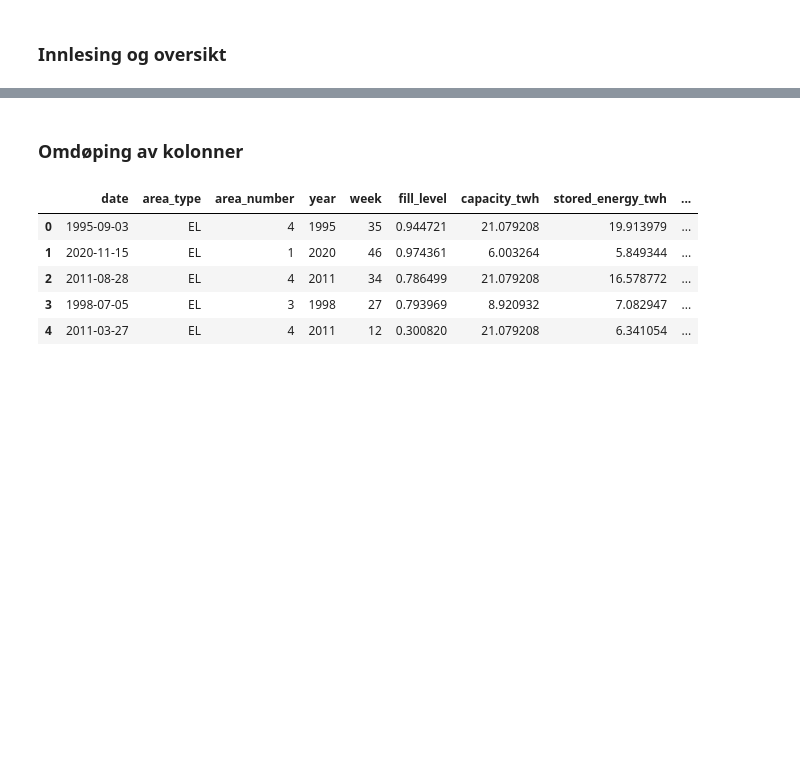
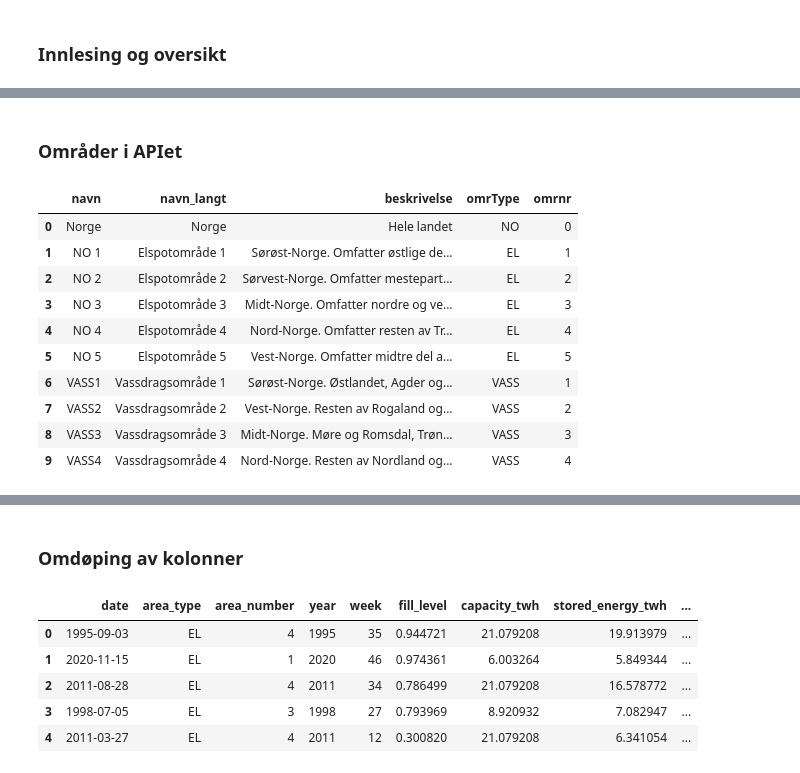
Before and after one commit to Kaja321/ind320-dashboard-kaja321, a Jupyter notebook: analyse_part2.ipynb, the cells around one changed output, grey strips where cells are left out. Cells and saved outputs as stored; diff of their text form; code cells hidden in the pictures; blank space fills up the shorter version.

Commit message:
Use NVE API instead of CSV and add area overview

```diff
--- a/analyse_part2.ipynb
+++ b/analyse_part2.ipynb
@@ -109 +114,25 @@ VASS     1        1653
 dtype: int64
+# %% [markdown]
+### Områder i APIet
+# %%
+# Henter oversikten over områdene fra NVE sitt API.
+# Svaret er en liste med ett element, som inneholder tre grupper:
+# land (NO), elspot/strømprisområder (EL) og vassdrag (VASS).
+url_areas = "https://biapi.nve.no/magasinstatistikk/api/Magasinstatistikk/HentOmråder"
+areas = requests.get(url_areas).json()[0]   # [0] henter ut det ene elementet i lista
+
+# Hver gruppe er en liste med områder. Slår dem sammen til én tabell.
+df_areas = pd.concat([pd.DataFrame(group) for group in areas.values()], ignore_index=True)
+df_areas
+# %% [output]
+|  | navn | navn_langt | beskrivelse | omrType | omrnr |
+| 0 | Norge | Norge | Hele landet | NO | 0 |
+| 1 | NO 1 | Elspotområde 1 | Sørøst-Norge. Omfatter østlige de... | EL | 1 |
+| 2 | NO 2 | Elspotområde 2 | Sørvest-Norge. Omfatter mestepart... | EL | 2 |
+| 3 | NO 3 | Elspotområde 3 | Midt-Norge. Omfatter nordre og ve... | EL | 3 |
+| 4 | NO 4 | Elspotområde 4 | Nord-Norge. Omfatter resten av Tr... | EL | 4 |
+| 5 | NO 5 | Elspotområde 5 | Vest-Norge. Omfatter midtre del a... | EL | 5 |
+| 6 | VASS1 | Vassdragsområde 1 | Sørøst-Norge. Østlandet, Agder og... | VASS | 1 |
+| 7 | VASS2 | Vassdragsområde 2 | Vest-Norge. Resten av Rogaland og... | VASS | 2 |
+| 8 | VASS3 | Vassdragsområde 3 | Midt-Norge. Møre og Romsdal, Trøn... | VASS | 3 |
+| 9 | VASS4 | Vassdragsområde 4 | Nord-Norge. Resten av Nordland og... | VASS | 4 |
```
Also changed, not shown: parts of 8 cells of this notebook, 1 other file.
